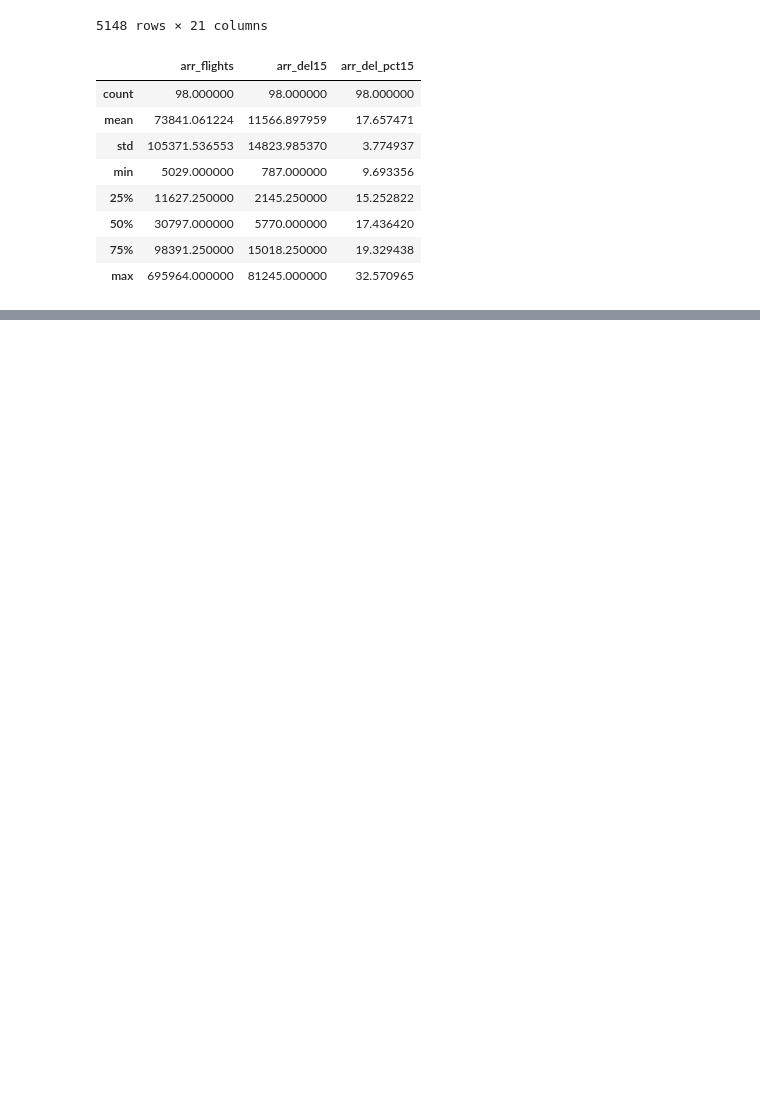
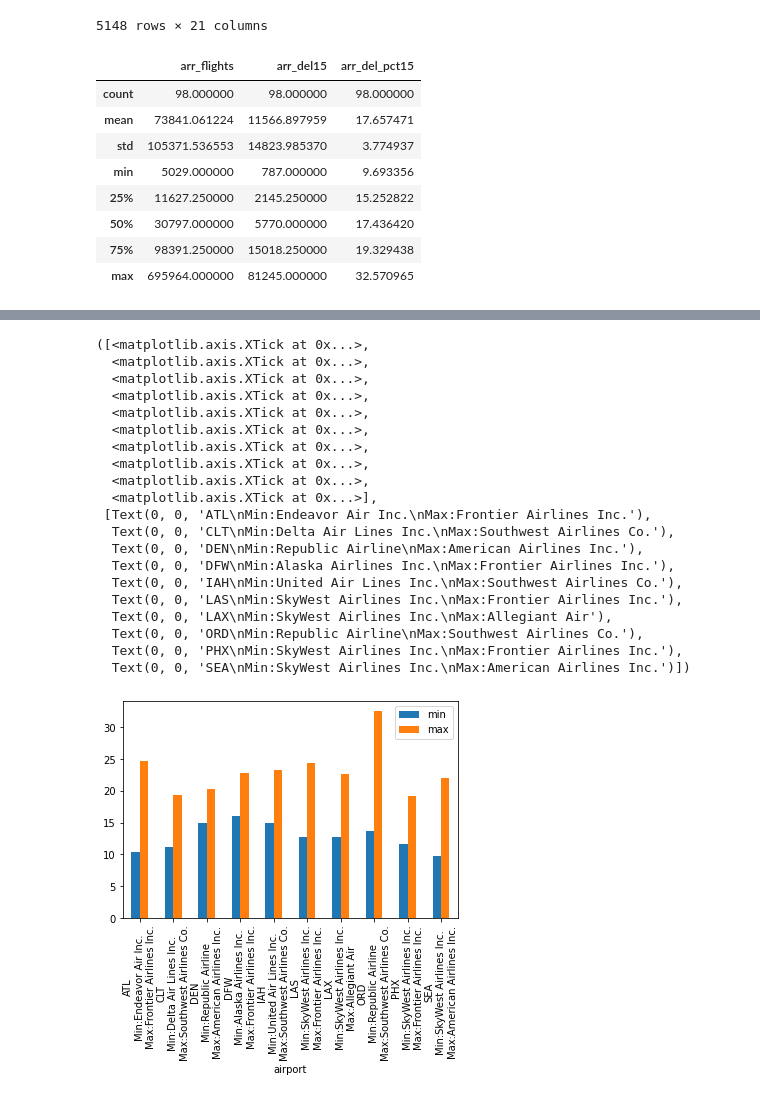
Before and after one commit to SrideviMadduri/project_backup, a Jupyter notebook: Delays.ipynb, the cells around one changed output, grey strips where cells are left out. Drawn from its saved outputs; the diff is of its cells as text; code cells hidden in the pictures; blank space fills up the shorter version.

```diff
--- a/Delays.ipynb
+++ b/Delays.ipynb
@@ -411,0 +413,28 @@ best_worst_carrier_airport_df
+# %%
+
+best_worst_carrier_airport_df1 = best_worst_carrier_airport_df[['airport','min','max']]
+
+best_worst_carrier_airport_df.plot(x="airport", y=["min","max"], kind="bar")
+plt.xticks(ticks=np.arange(10),labels=best_worst_carrier_airport_df['airport'] + '\nMin:' + best_worst_carrier_airport_df['carrier_name_min']+ '\nMax:' + best_worst_carrier_airport_df['carrier_name_max'])
+# %% [output]
+([<matplotlib.axis.XTick at 0x...>,
+  <matplotlib.axis.XTick at 0x...>,
+  <matplotlib.axis.XTick at 0x...>,
+  <matplotlib.axis.XTick at 0x...>,
+  <matplotlib.axis.XTick at 0x...>,
+  <matplotlib.axis.XTick at 0x...>,
+  <matplotlib.axis.XTick at 0x...>,
+  <matplotlib.axis.XTick at 0x...>,
+  <matplotlib.axis.XTick at 0x...>,
+  <matplotlib.axis.XTick at 0x...>],
+ [Text(0, 0, 'ATL\nMin:Endeavor Air Inc.\nMax:Frontier Airlines Inc.'),
+  Text(0, 0, 'CLT\nMin:Delta Air Lines Inc.\nMax:Southwest Airlines Co.'),
+  Text(0, 0, 'DEN\nMin:Republic Airline\nMax:American Airlines Inc.'),
+  Text(0, 0, 'DFW\nMin:Alaska Airlines Inc.\nMax:Frontier Airlines Inc.'),
+  Text(0, 0, 'IAH\nMin:United Air Lines Inc.\nMax:Southwest Airlines Co.'),
+  Text(0, 0, 'LAS\nMin:SkyWest Airlines Inc.\nMax:Frontier Airlines Inc.'),
+  Text(0, 0, 'LAX\nMin:SkyWest Airlines Inc.\nMax:Allegiant Air'),
+  Text(0, 0, 'ORD\nMin:Republic Airline\nMax:Southwest Airlines Co.'),
+  Text(0, 0, 'PHX\nMin:SkyWest Airlines Inc.\nMax:Frontier Airlines Inc.'),
+  Text(0, 0, 'SEA\nMin:SkyWest Airlines Inc.\nMax:American Airlines Inc.')])
+[figure, added]
```
Also changed, not shown: parts of 7 cells of this notebook.
